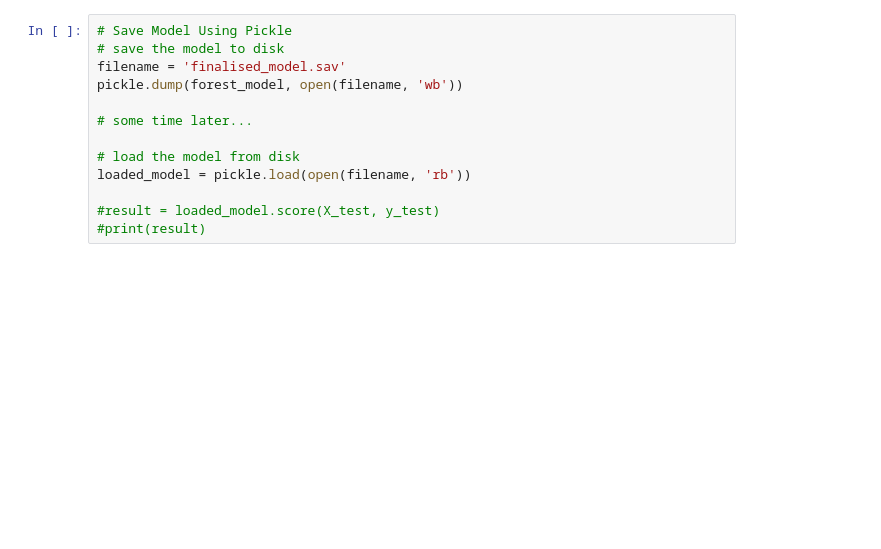
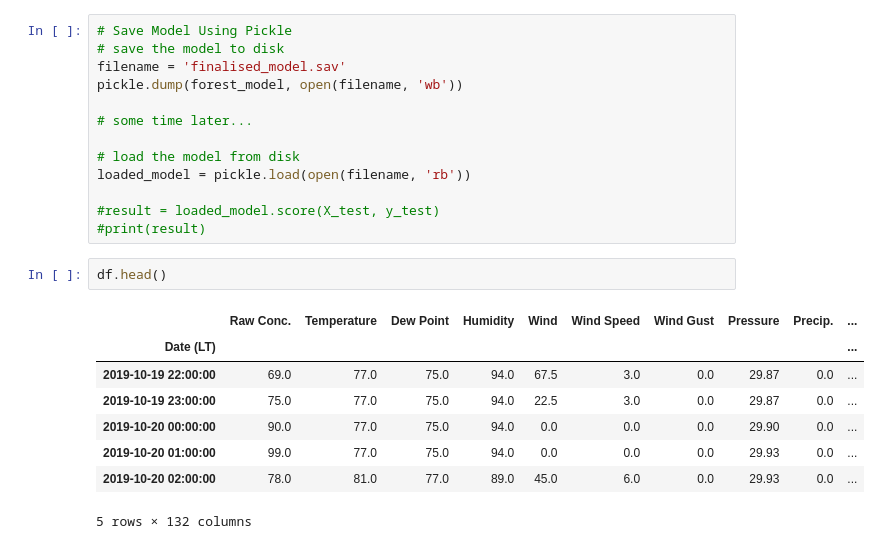
Before and after one commit to shuvrag/breathe-easy, a Jupyter notebook: analysis_2.ipynb, the cells around one changed output. Cells and saved outputs as stored; diff of their text form; blank space fills up the shorter version.

```diff
--- a/analysis_2.ipynb
+++ b/analysis_2.ipynb
@@ -131,3 +132,14 @@ loaded_model = pickle.load(open(filename, 'rb'))
 
 #result = loaded_model.score(X_test, y_test)
 #print(result)
+# %%
+df.head()
+# %% [output]
+|  | Raw Conc. | Temperature | Dew Point | Humidity | Wind | Wind Speed | Wind Gust | Pressure | Precip. | ... |
+| Date (LT) |  |  |  |  |  |  |  |  |  | ... |
+| 2019-10-19 22:00:00 | 69.0 | 77.0 | 75.0 | 94.0 | 67.5 | 3.0 | 0.0 | 29.87 | 0.0 | ... |
+| 2019-10-19 23:00:00 | 75.0 | 77.0 | 75.0 | 94.0 | 22.5 | 3.0 | 0.0 | 29.87 | 0.0 | ... |
+| 2019-10-20 00:00:00 | 90.0 | 77.0 | 75.0 | 94.0 | 0.0 | 0.0 | 0.0 | 29.90 | 0.0 | ... |
+| 2019-10-20 01:00:00 | 99.0 | 77.0 | 75.0 | 94.0 | 0.0 | 0.0 | 0.0 | 29.93 | 0.0 | ... |
+| 2019-10-20 02:00:00 | 78.0 | 81.0 | 77.0 | 89.0 | 45.0 | 6.0 | 0.0 | 29.93 | 0.0 | ... |
+5 rows × 132 columns
```
Also changed, not shown: parts of 9 cells of this notebook, 4 other files.
